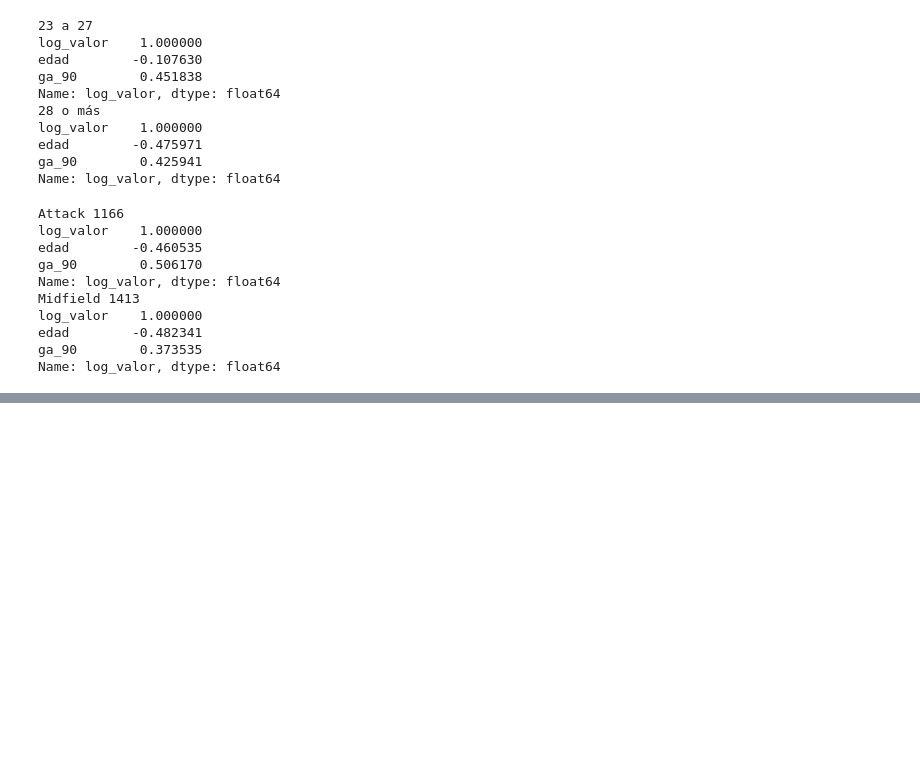
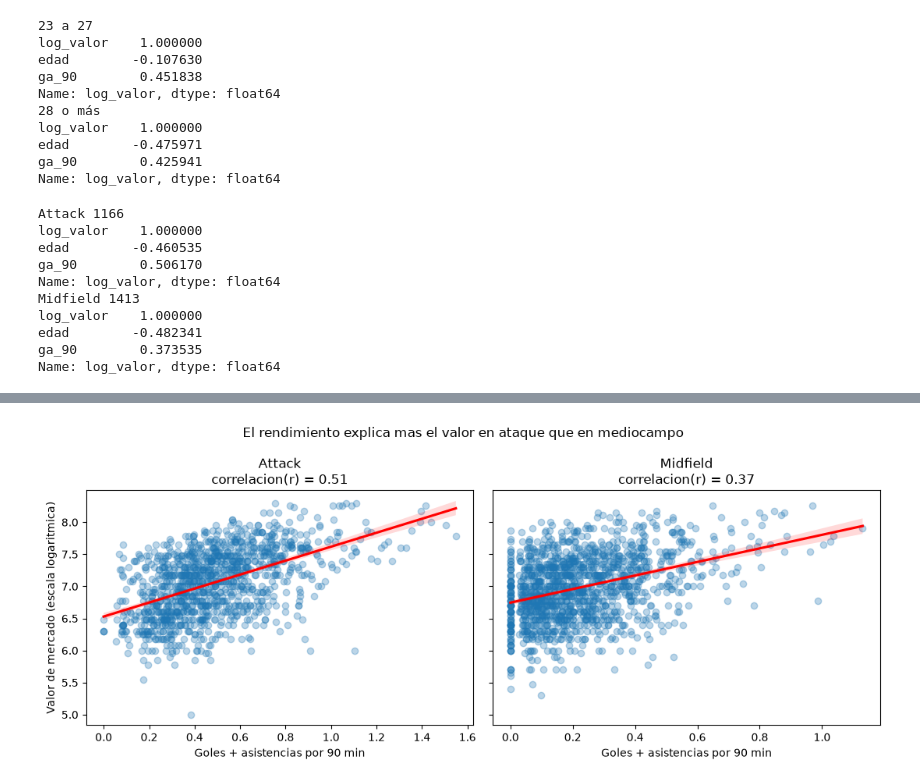
Before and after one commit to Patricio-M-Artaza/EDA-futbol, a Jupyter notebook: src/notebooks/01-exploracion_inicial.ipynb, the cells around one changed output, grey strips where cells are left out. Cells and saved outputs as stored; diff of their text form; code cells hidden in the pictures; blank space fills up the shorter version.

```diff
--- a/src/notebooks/01-exploracion_inicial.ipynb
+++ b/src/notebooks/01-exploracion_inicial.ipynb
@@ -173,0 +251,22 @@ Name: log_valor, dtype: float64
+# %%
+# Grafico H3
+
+fig, ejes = plt.subplots(1, 2, figsize=(11, 4.5), sharey=True)
+
+for ax, pos in zip(ejes, ["Attack", "Midfield"]):
+    sub = df_total[df_total["position"] == pos]
+    r = sub["log_valor"].corr(sub["ga_90"])
+    sns.regplot(data=sub, x="ga_90", y="log_valor", ax=ax,
+                scatter_kws={"alpha": 0.3}, line_kws={"color": "red"})
+    ax.set_title(f"{pos}\ncorrelacion(r) = {r:.2f}")
+    ax.set_xlabel("Goles + asistencias por 90 min")
+    ax.set_ylabel("Valor de mercado (escala logaritmica)" if pos == "Attack" else "")
+
+fig.suptitle("El rendimiento explica mas el valor en ataque que en mediocampo")
+plt.tight_layout()
+
+os.makedirs("../../presentacion/img", exist_ok=True)
+plt.savefig("../../presentacion/img/h3_posicion.png", dpi=150, bbox_inches="tight")
+plt.show()
+# %% [output]
+[figure, added]
```
Also changed, not shown: parts of 9 cells of this notebook, 5 other files.
